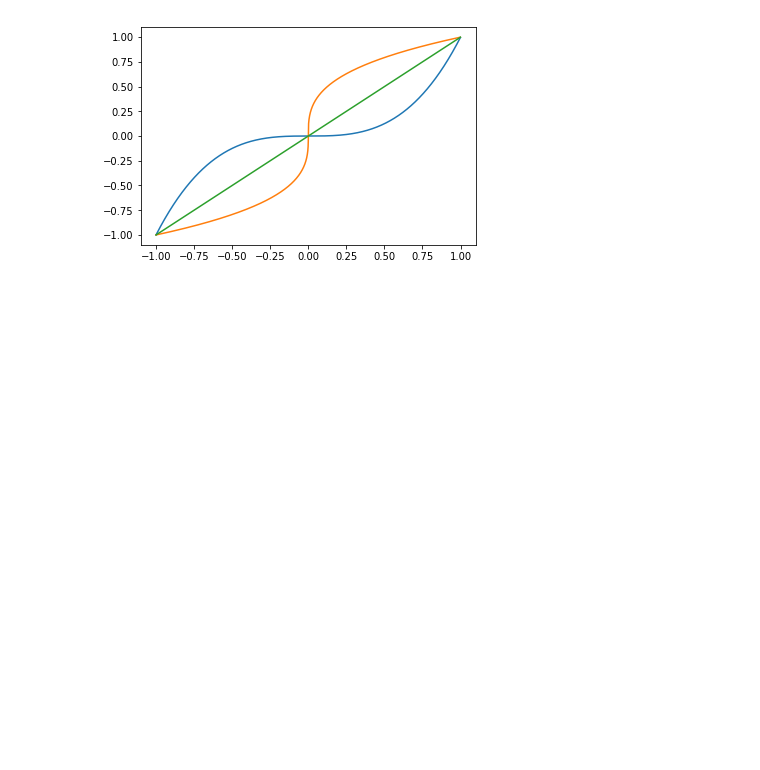
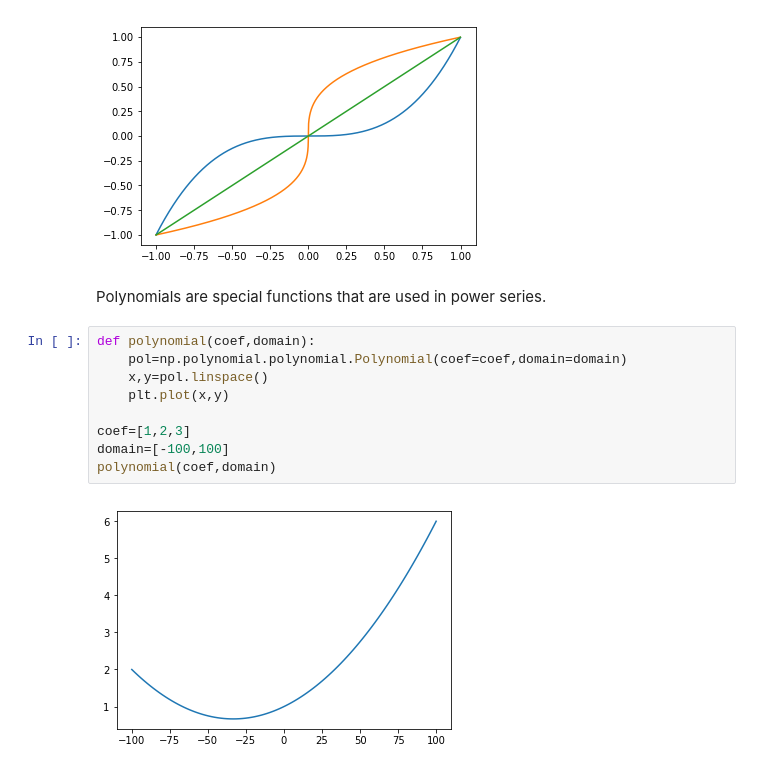
Before and after one commit to mariakesa/ComputationalCalculus, a Jupyter notebook: Functions.ipynb, the cells around one changed output. Drawn from its saved outputs; the diff is of its cells as text; blank space fills up the shorter version.

```diff
--- a/Functions.ipynb
+++ b/Functions.ipynb
@@ -33,3 +33,16 @@ f1=lambda x: x**3
 invert(f1,domain)
 # %% [output]
 [figure]
+# %% [markdown]
+Polynomials are special functions that are used in power series.
+# %%
+def polynomial(coef,domain):
+    pol=np.polynomial.polynomial.Polynomial(coef=coef,domain=domain)
+    x,y=pol.linspace()
+    plt.plot(x,y)
+
+coef=[1,2,3]
+domain=[-100,100]
+polynomial(coef,domain)
+# %% [output]
+[figure, added]
```
Also changed, not shown: parts of 10 cells of this notebook.
